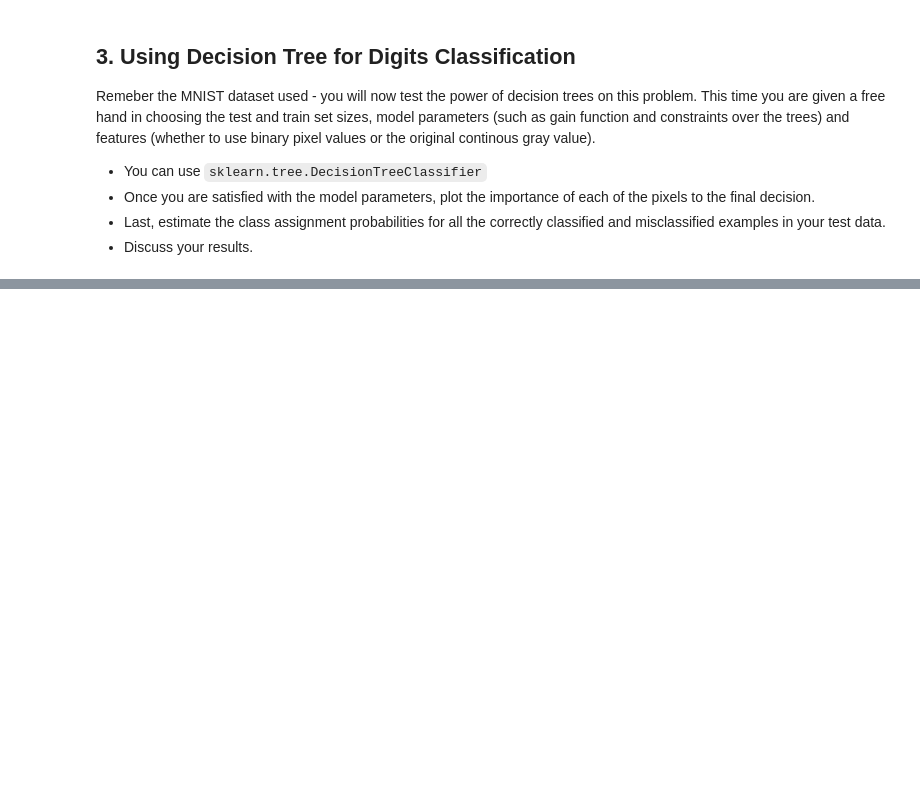
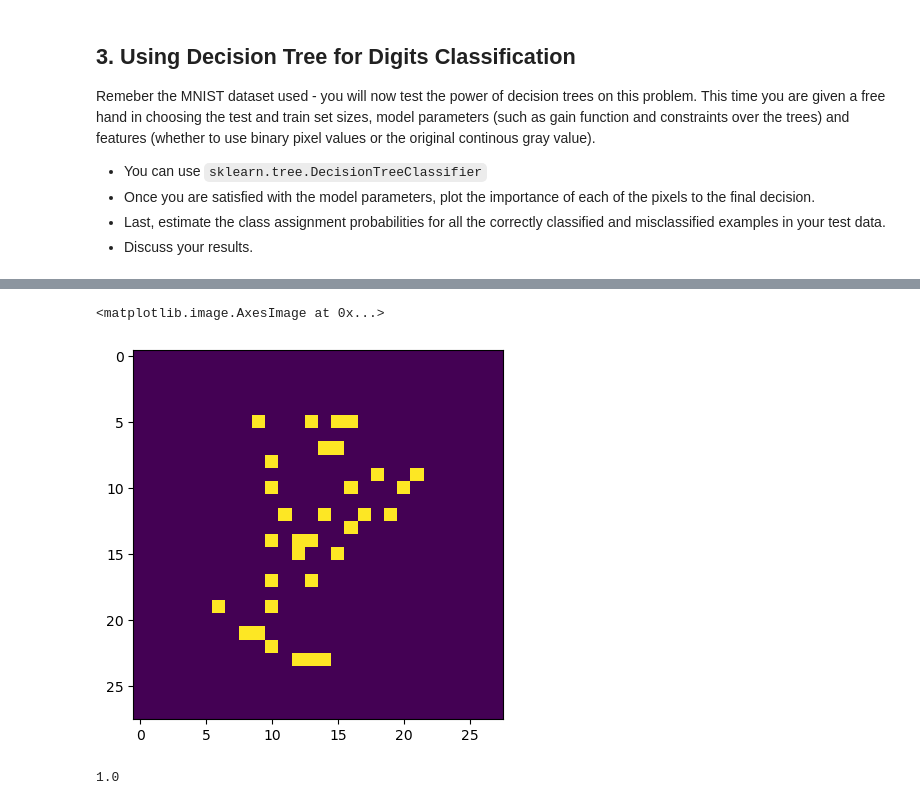
Before and after one commit to tansla/HWs_git, a Jupyter notebook: Decision Trees - Exercise.ipynb, the cells around one changed output, grey strips where cells are left out. Cells and saved outputs as stored; diff of their text form; code cells hidden in the pictures; blank space fills up the shorter version.

```diff
--- a/Decision Trees - Exercise.ipynb
+++ b/Decision Trees - Exercise.ipynb
@@ -138,0 +228,9 @@ This time you are given a free hand in choosing the test and train set sizes, mo
+# %%
+plt.imshow(np.where(fi>0.005,1,0).reshape(28,28))
+# %% [output]
+<matplotlib.image.AxesImage at 0x...>
+[figure, added]
+# %%
+dtc.predict_proba(X_test).sum(axis=1).max()
+# %% [output]
+1.0
```
Also changed, not shown: parts of 25 cells of this notebook.
